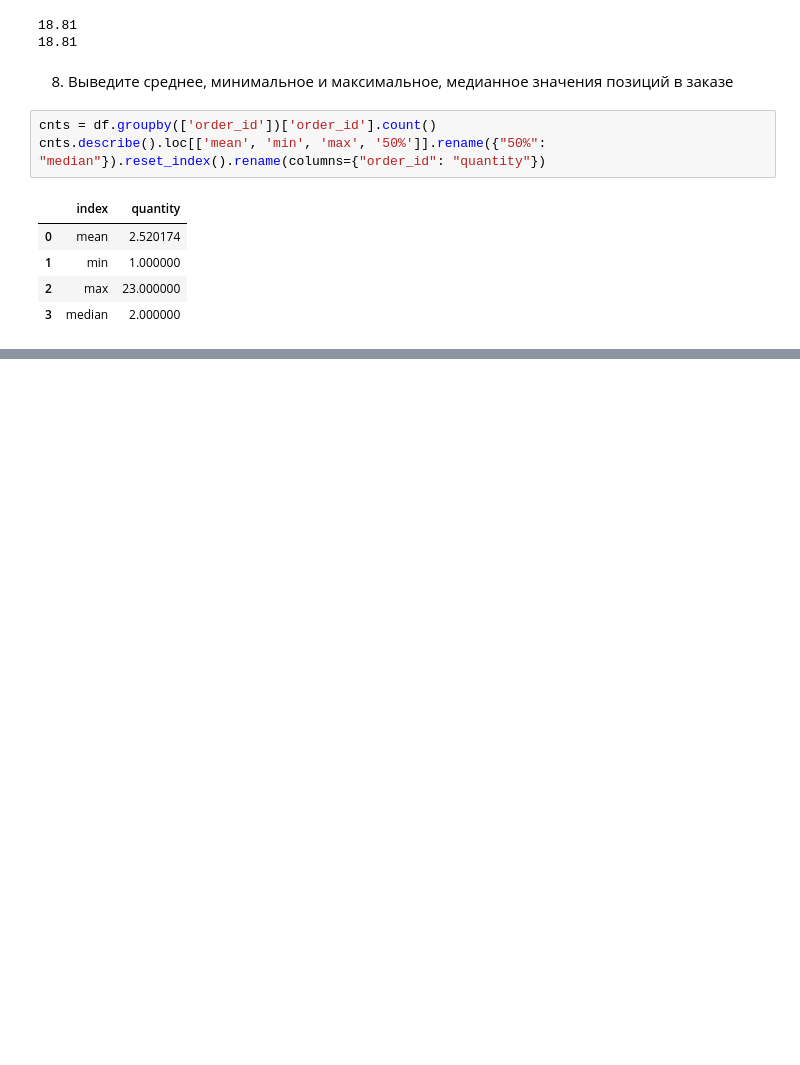
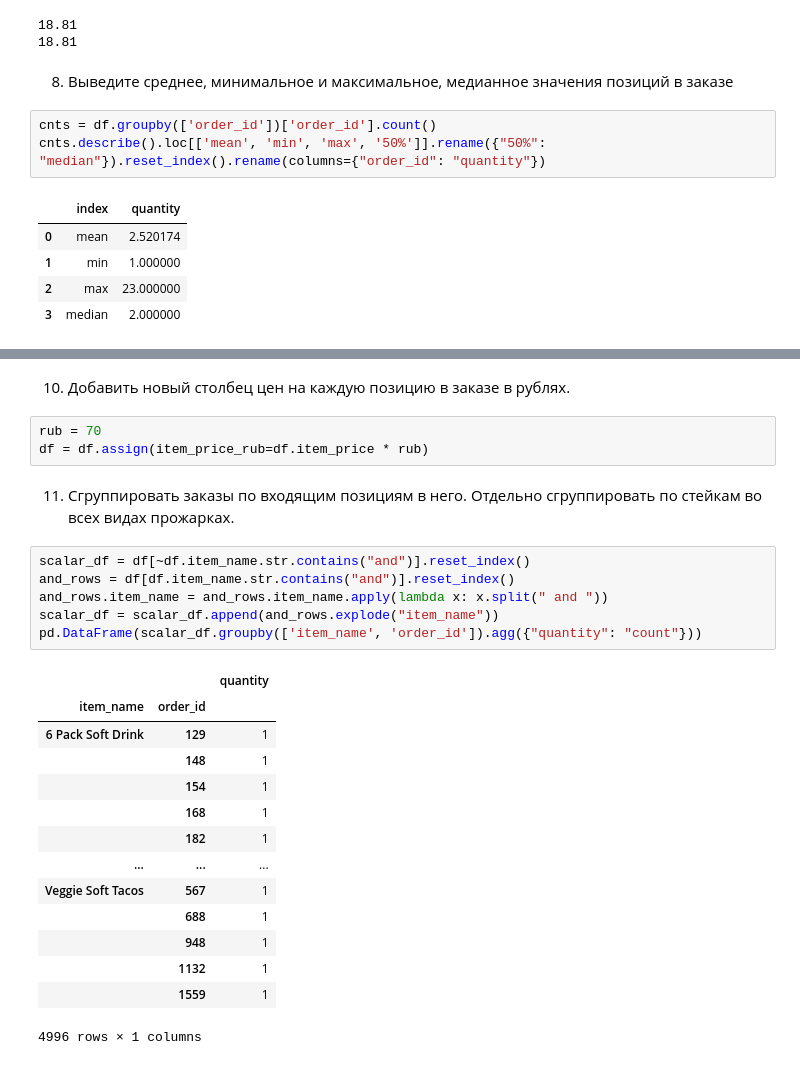
Before and after one commit to MaxKuznets0v/Intelligent-Systems-HW, a Jupyter notebook: HW1.ipynb, the cells around one changed output, grey strips where cells are left out. Cells and saved outputs as stored; diff of their text form; blank space fills up the shorter version.

```diff
--- a/HW1.ipynb
+++ b/HW1.ipynb
@@ -72,0 +103,28 @@ cnts.describe().loc[['mean', 'min', 'max', '50%']].rename({"50%": "median"}).res
+# %% [markdown]
+10. Добавить новый столбец цен на каждую позицию в заказе в рублях.
+# %%
+rub = 70
+df = df.assign(item_price_rub=df.item_price * rub)
+# %% [markdown]
+11. Сгруппировать заказы по входящим позициям в него. Отдельно сгруппировать по стейкам во всех видах прожарках.
+# %%
+scalar_df = df[~df.item_name.str.contains("and")].reset_index()
+and_rows = df[df.item_name.str.contains("and")].reset_index()
+and_rows.item_name = and_rows.item_name.apply(lambda x: x.split(" and "))
+scalar_df = scalar_df.append(and_rows.explode("item_name"))
+pd.DataFrame(scalar_df.groupby(['item_name', 'order_id']).agg({"quantity": "count"}))
+# %% [output]
+|  |  | quantity |
+| item_name | order_id |  |
+| 6 Pack Soft Drink | 129 | 1 |
+|  | 148 | 1 |
+|  | 154 | 1 |
+|  | 168 | 1 |
+|  | 182 | 1 |
+| ... | ... | ... |
+| Veggie Soft Tacos | 567 | 1 |
+|  | 688 | 1 |
+|  | 948 | 1 |
+|  | 1132 | 1 |
+|  | 1559 | 1 |
+4996 rows × 1 columns
```
Also changed, not shown: parts of 7 cells of this notebook.
